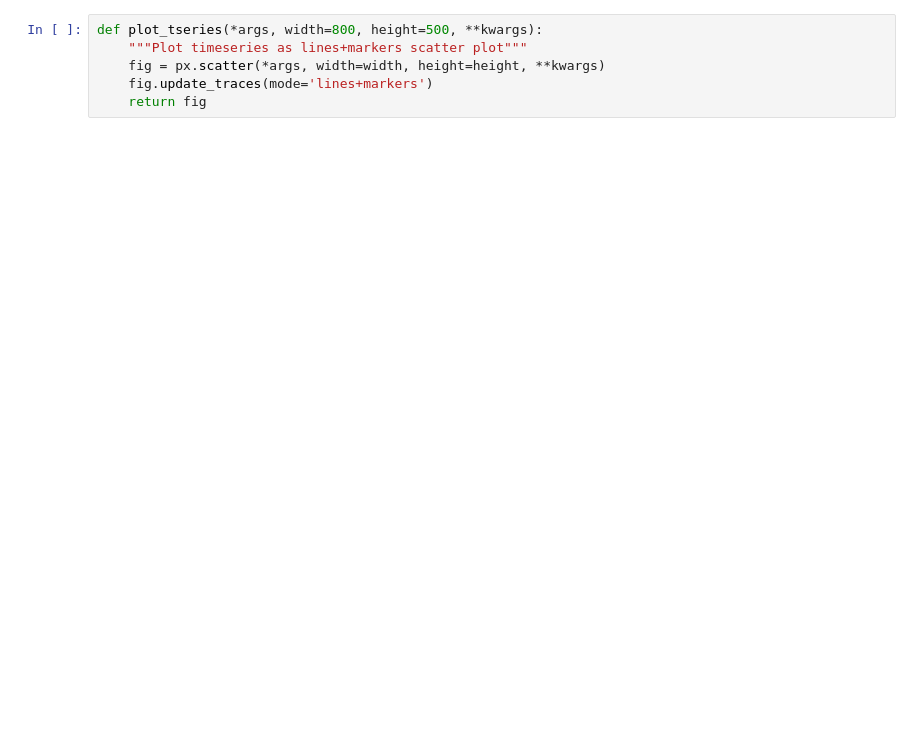
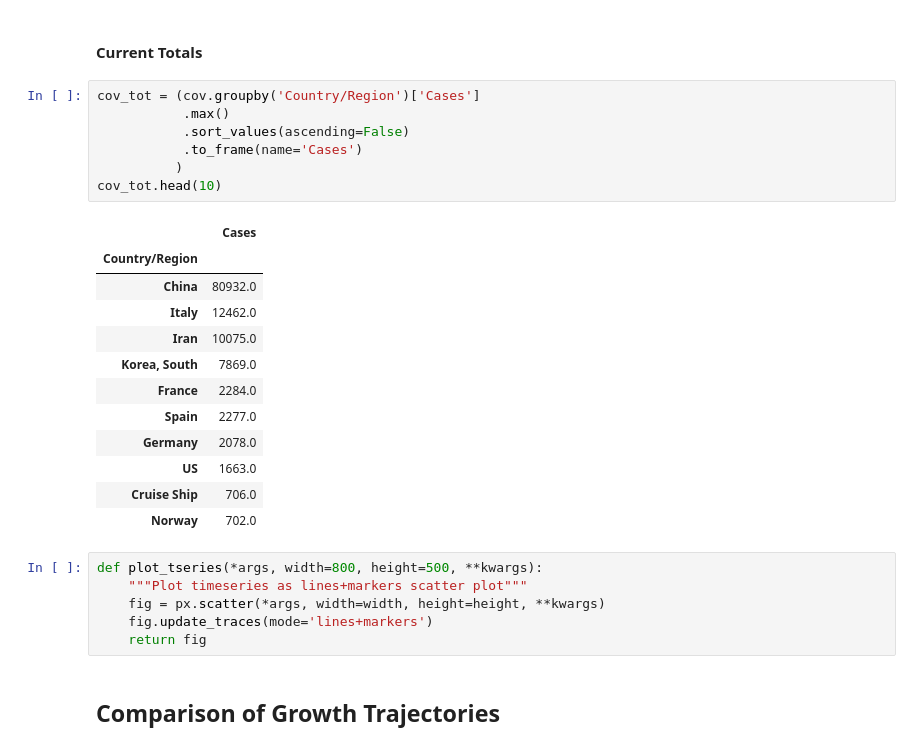
Before and after one commit to jenfly/covid-19, a Jupyter notebook: covid-19-timeseries.ipynb, the cells around one changed output. Saved outputs shown, nothing was run; the diff lists cells and outputs as text; blank space fills up the shorter version.

```diff
--- a/covid-19-timeseries.ipynb
+++ b/covid-19-timeseries.ipynb
@@ -37,6 +105,30 @@ cov.head()
+# %% [markdown]
+#### Current Totals
+# %%
+cov_tot = (cov.groupby('Country/Region')['Cases']
+           .max()
+           .sort_values(ascending=False)
+           .to_frame(name='Cases')
+          )
+cov_tot.head(10)
+# %% [output]
+|  | Cases |
+| Country/Region |  |
+| China | 80932.0 |
+| Italy | 12462.0 |
+| Iran | 10075.0 |
+| Korea, South | 7869.0 |
+| France | 2284.0 |
+| Spain | 2277.0 |
+| Germany | 2078.0 |
+| US | 1663.0 |
+| Cruise Ship | 706.0 |
+| Norway | 702.0 |
 # %%
 def plot_tseries(*args, width=800, height=500, **kwargs):
     """Plot timeseries as lines+markers scatter plot"""
     fig = px.scatter(*args, width=width, height=height, **kwargs)
     fig.update_traces(mode='lines+markers')
     return fig
+# %% [markdown]
+## Comparison of Growth Trajectories
```
Also changed, not shown: parts of 19 cells of this notebook.
